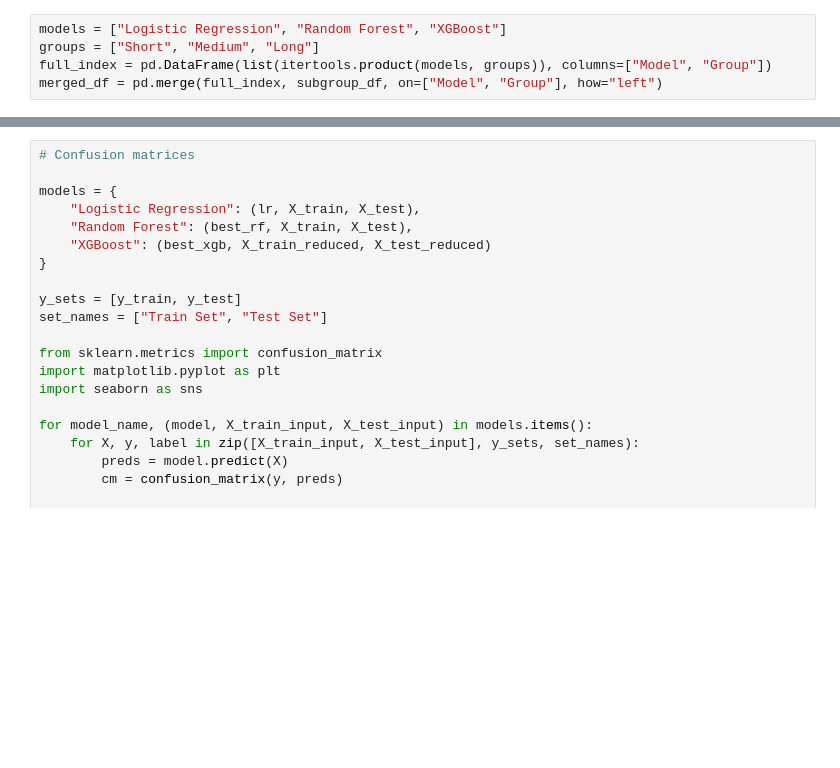
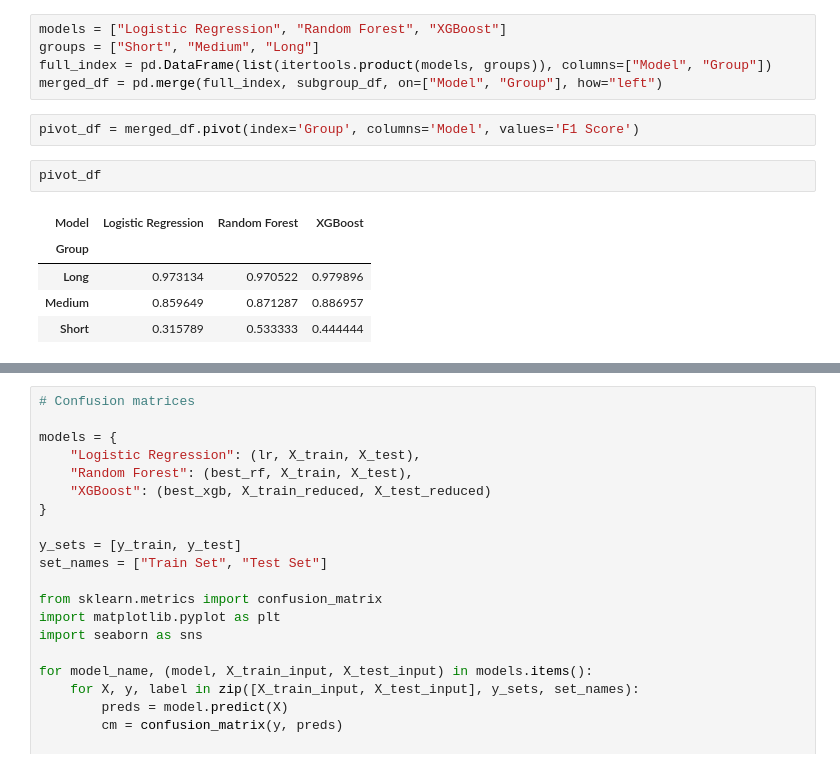
Before and after one commit to hillarychang/datasci207-proj, a Jupyter notebook: Hillary_SpamClassifier_RC0725.ipynb, the cells around one changed output, grey strips where cells are left out. Cells and saved outputs as stored; diff of their text form; blank space fills up the shorter version.

```diff
--- a/Hillary_SpamClassifier_RC0725.ipynb
+++ b/Hillary_SpamClassifier_RC0725.ipynb
@@ -485,4 +487,14 @@ models = ["Logistic Regression", "Random Forest", "XGBoost"]
 groups = ["Short", "Medium", "Long"]
 full_index = pd.DataFrame(list(itertools.product(models, groups)), columns=["Model", "Group"])
 merged_df = pd.merge(full_index, subgroup_df, on=["Model", "Group"], how="left")
+# %%
+pivot_df = merged_df.pivot(index='Group', columns='Model', values='F1 Score')
+# %%
+pivot_df
+# %% [output]
+| Model | Logistic Regression | Random Forest | XGBoost |
+| Group |  |  |  |
+| Long | 0.973134 | 0.970522 | 0.979896 |
+| Medium | 0.859649 | 0.871287 | 0.886957 |
+| Short | 0.315789 | 0.533333 | 0.444444 |
 # %%
```
Also changed, not shown: parts of 10 cells of this notebook.
